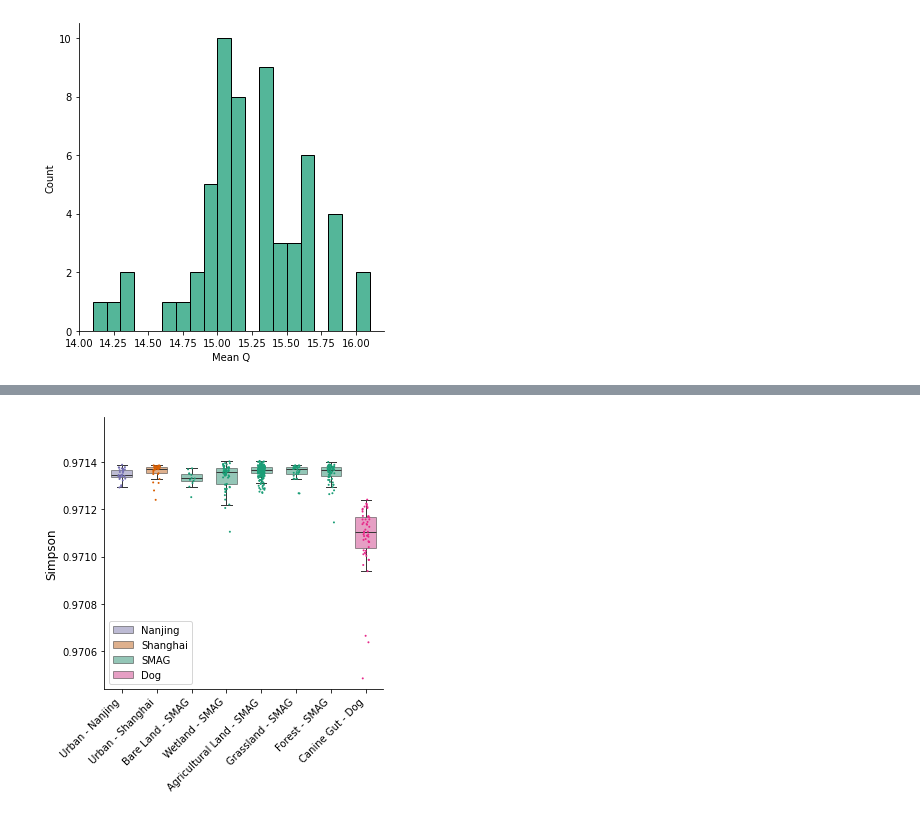
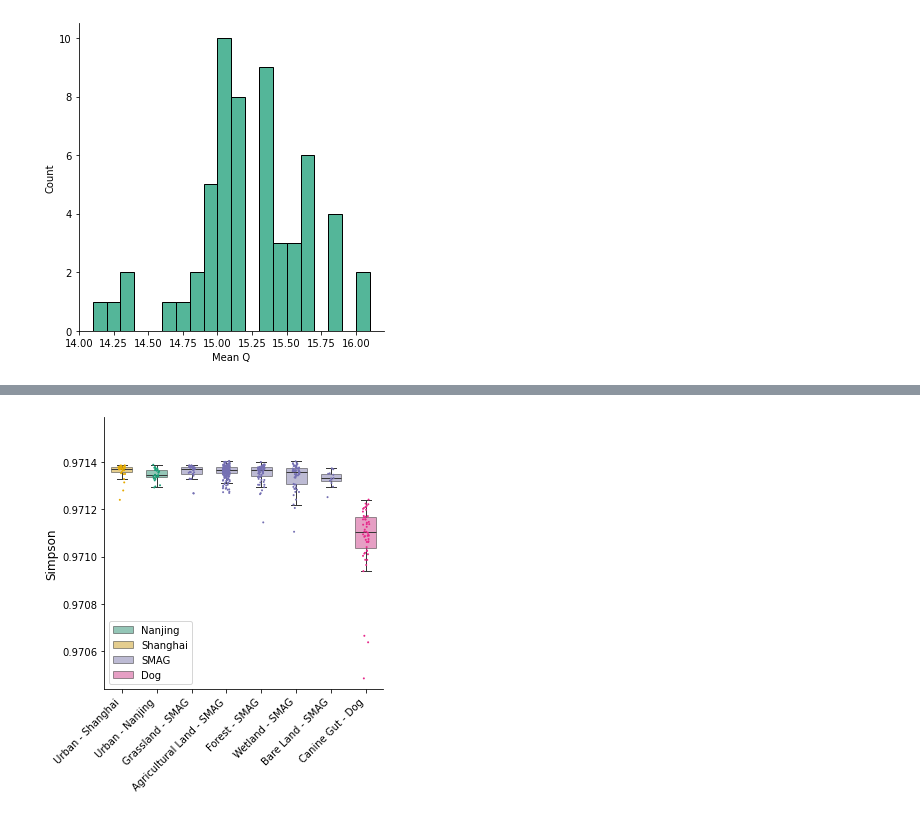
Before and after one commit to BigDataBiology/Duan2026_urban_soil, a Jupyter notebook: analysis/supp1/supp1.ipynb, the cells around one changed output, grey strips where cells are left out. Drawn from its saved outputs; the diff is of its cells as text; code cells hidden in the pictures.

```diff
--- a/analysis/supp1/supp1.ipynb
+++ b/analysis/supp1/supp1.ipynb
@@ -51,6 +51,7 @@ sns.displot(data=df,
 [figure]
 # %%
 df = pd.read_csv('../pre-calculated_data/alpha_diversity.csv', index_col=0)
+df = df.drop(['11_350', '4_350'])
 df
 # %% [output]
 |  | chao1 | simpson | shannon | Site | Ecosystem |
@@ -70,7 +71,7 @@ df
 # %%
 df["Type"] = df['Ecosystem']+" - "+df['Site']
-custom_dict =  {"Urban - Nanjing":0, "Urban - Shanghai":1, 'Bare Land - SMAG':2, 'Wetland - SMAG':3,
-                'Agricultural Land - SMAG':4, 'Grassland - SMAG':5, 'Forest - SMAG':6, "Canine Gut - Dog":7}
+custom_dict =  {"Urban - Nanjing":0, "Urban - Shanghai":1, 'Bare Land - SMAG':6, 'Wetland - SMAG':5,
+                'Agricultural Land - SMAG':2, 'Grassland - SMAG':3, 'Forest - SMAG':4, "Canine Gut - Dog":7}
 df = df.sort_values(by=['Type'], key=lambda x: x.map(custom_dict))
 df
 # %% [output]
@@ -122,20 +124,20 @@ plt.xticks(rotation=45, ha='right')
 # %%
 custom_palette = {
-    'Nanjing': '#7570b3',
-    'Shanghai': '#d95f02',
-    'SMAG': '#1b9e77',
+    'Nanjing': '#1b9e77',
+    'Shanghai': '#e6ab02',
+    'SMAG': '#7570b3',
     'Dog': '#e7298a',
 }
 
 fig, ax = plt.subplots(figsize=(5, 5))
 sns.boxplot(data=df, x="Type", y="simpson", color='white', hue="Site",
              palette=custom_palette,boxprops=dict(alpha=0.5),
-            showfliers=False, ax=ax, width=0.6, order=["Urban - Nanjing", "Urban - Shanghai", 'Bare Land - SMAG', 'Wetland - SMAG',
-                                                       'Agricultural Land - SMAG', 'Grassland - SMAG', 'Forest - SMAG', "Canine Gut - Dog"])
+            showfliers=False, ax=ax, width=0.6, order=["Urban - Shanghai","Urban - Nanjing",'Grassland - SMAG','Agricultural Land - SMAG','Forest - SMAG',
+                                                       'Wetland - SMAG','Bare Land - SMAG', "Canine Gut - Dog"])
 
 sns.stripplot(data=df, x="Type", y="simpson", hue="Site",
-             palette=custom_palette, ax=ax,size=2, jitter=True, order=["Urban - Nanjing", "Urban - Shanghai", 'Bare Land - SMAG', 'Wetland - SMAG',
-                                                       'Agricultural Land - SMAG', 'Grassland - SMAG', 'Forest - SMAG', "Canine Gut - Dog"],legend=False)
+             palette=custom_palette, ax=ax,size=2, jitter=True, order=["Urban - Shanghai","Urban - Nanjing",'Grassland - SMAG','Agricultural Land - SMAG','Forest - SMAG',
+                                                       'Wetland - SMAG','Bare Land - SMAG', "Canine Gut - Dog"],legend=False)
 
 tukey = pairwise_tukeyhsd(endog=df['simpson'], groups=df['Type'], alpha=0.05)
 summary = tukey.summary()
@@ -161,31 +163,32 @@ line_props = {'color': 'black', 'linewidth': 1, 'transform': ax.transData}
 for pair in significant_pairs:
     group1, group2, p_val = pair
     x1 = x_positions[group1]
     x2 = x_positions[group2]
     if p_val < 0.001:
         symbol = '***'
     elif p_val < 0.01:
         symbol = '**'
     elif p_val < 0.05:
         symbol = '*'
     else:
         continue
     y_top = y_max + (vertical_offset * current_level)
     y_line = y_top - 0.1 * vertical_offset
     ax.plot([x1, x1, x2, x2],
             [y_line, y_top, y_top, y_line], **line_props)
     ax.text((x1+x2)/2, y_top, symbol,
             ha='center', va='bottom',
             fontsize=12, color='black')
     current_level += 1
 
 ax.set_ylim(top=y_max + vertical_offset * (current_level + 1))
 ax.spines['top'].set_visible(False)
 ax.spines['right'].set_visible(False)
 ax.set_ylabel('Simpson', fontsize=12)
 ax.set_xlabel('')
 handles, labels = ax.get_legend_handles_labels()
 ax.legend(handles=handles[0:4], labels=labels[0:4], loc="lower left")
 plt.xticks(rotation=45, ha='right')
+plt.savefig(r'D:\soil\manuscript\draft\mine\final\fig1d.svg')
 # %% [output]
-[figure, old version]
+[figure, new version]
```
Also changed, not shown: parts of 3 cells of this notebook, 1 other file.
